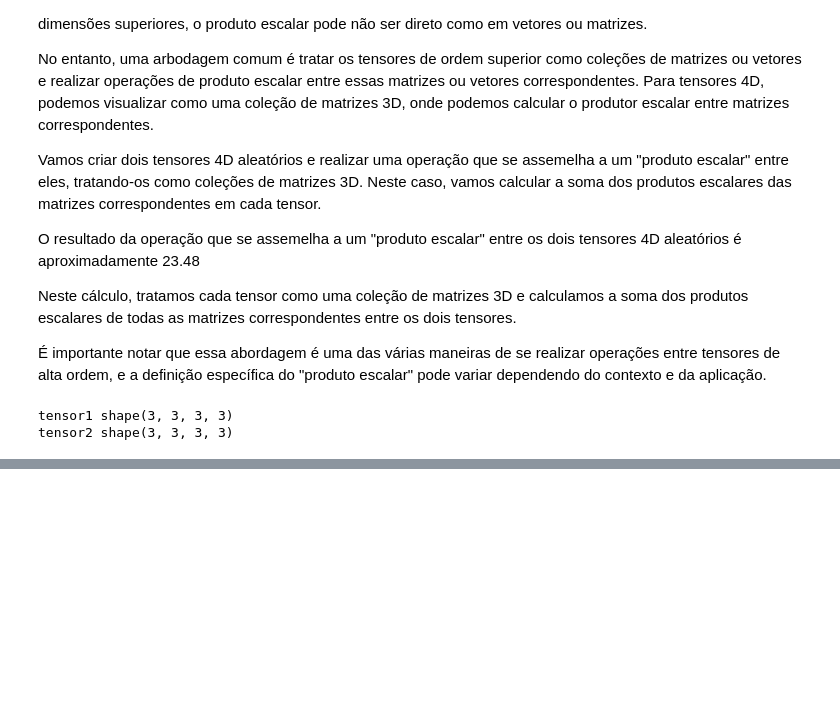
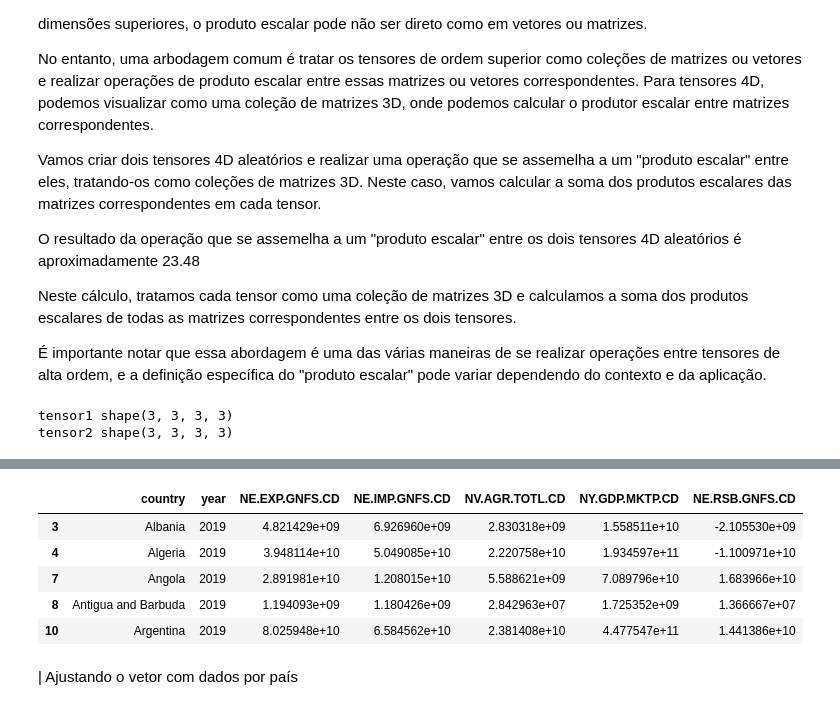
Before and after one commit to lleofernandes/DSA, a Jupyter notebook: 01_matematica_estatistica_ds_ml_ia/Lab4.ipynb, the cells around one changed output, grey strips where cells are left out. Saved outputs shown, nothing was run; the diff lists cells and outputs as text; code cells hidden in the pictures; blank space fills up the shorter version.

```diff
--- a/01_matematica_estatistica_ds_ml_ia/Lab4.ipynb
+++ b/01_matematica_estatistica_ds_ml_ia/Lab4.ipynb
@@ -924,0 +977,12 @@ Produto escalar: 17.86
+# %%
+dados_filtered = dados[dados["country"].isin(paises_filtered)].dropna()
+dados_filtered.head()
+# %% [output]
+|  | country | year | NE.EXP.GNFS.CD | NE.IMP.GNFS.CD | NV.AGR.TOTL.CD | NY.GDP.MKTP.CD | NE.RSB.GNFS.CD |
+| 3 | Albania | 2019 | 4.821429e+09 | 6.926960e+09 | 2.830318e+09 | 1.558511e+10 | -2.105530e+09 |
+| 4 | Algeria | 2019 | 3.948114e+10 | 5.049085e+10 | 2.220758e+10 | 1.934597e+11 | -1.100971e+10 |
+| 7 | Angola | 2019 | 2.891981e+10 | 1.208015e+10 | 5.588621e+09 | 7.089796e+10 | 1.683966e+10 |
+| 8 | Antigua and Barbuda | 2019 | 1.194093e+09 | 1.180426e+09 | 2.842963e+07 | 1.725352e+09 | 1.366667e+07 |
+| 10 | Argentina | 2019 | 8.025948e+10 | 6.584562e+10 | 2.381408e+10 | 4.477547e+11 | 1.441386e+10 |
+# %% [markdown]
+| Ajustando o vetor com dados por país
```
Also changed, not shown: parts of 18 cells of this notebook.
